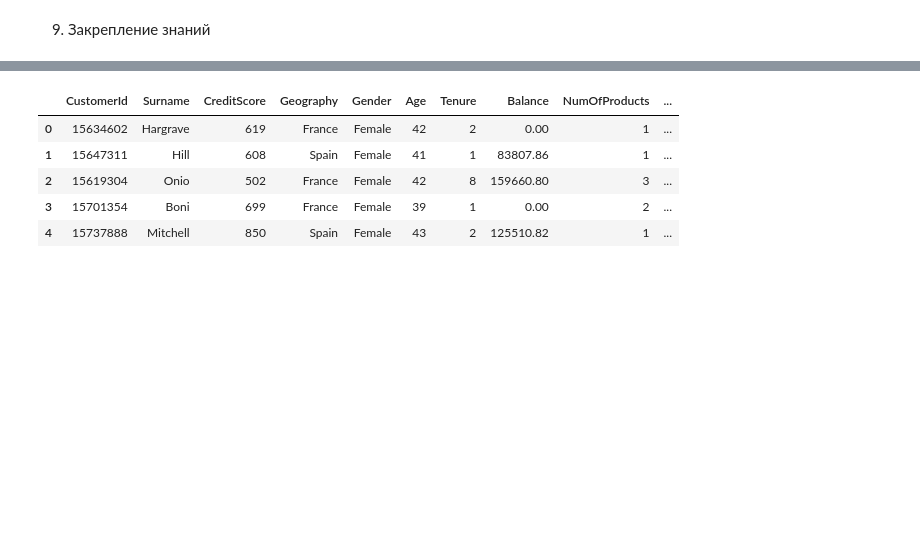
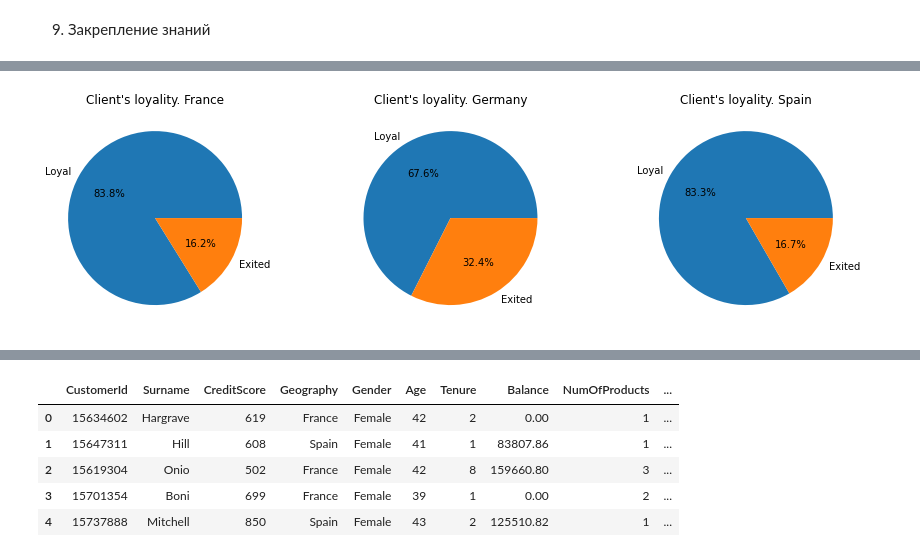
Before and after one commit to FreeRadical1320/sf_data_science, a Jupyter notebook: practice/PYTHON-13 Visualisation.ipynb, the cells around one changed output, grey strips where cells are left out. Cells and saved outputs as stored; diff of their text form; code cells hidden in the pictures; blank space fills up the shorter version.

```diff
--- a/practice/PYTHON-13 Visualisation.ipynb
+++ b/practice/PYTHON-13 Visualisation.ipynb
@@ -12,0 +73,37 @@ churn_data = churn_data.drop('RowNumber', axis=1)
+# %%
+# фильтруем по странам
+mask_fr = churn_data["Geography"] == "France"
+mask_ge = churn_data["Geography"] == "Germany"
+mask_sp = churn_data["Geography"] == "Spain"
+
+loyality_fr = churn_data[mask_fr]['Exited'].value_counts()
+loyality_ge = churn_data[mask_ge]['Exited'].value_counts()
+loyality_sp = churn_data[mask_sp]['Exited'].value_counts()
+
+# визуализация систем координат
+fig, axes = plt.subplots(nrows=1, ncols=3, figsize=(15, 4))
+
+# круговая диаграмма
+axes[0].pie(
+    loyality_fr,
+    labels=['Loyal','Exited'],
+    autopct='%.1f%%'
+)
+axes[0].set_title("Client's loyality. France");
+
+# круговая диаграмма
+axes[1].pie(
+    loyality_ge,
+    labels=['Loyal','Exited'],
+    autopct='%.1f%%'
+)
+axes[1].set_title("Client's loyality. Germany");
+# круговая диаграмма
+axes[2].pie(
+    loyality_sp,
+    labels=['Loyal','Exited'],
+    autopct='%.1f%%'
+)
+axes[2].set_title("Client's loyality. Spain");
+# %% [output]
+[figure, added]
```
Also changed, not shown: parts of 11 cells of this notebook.
